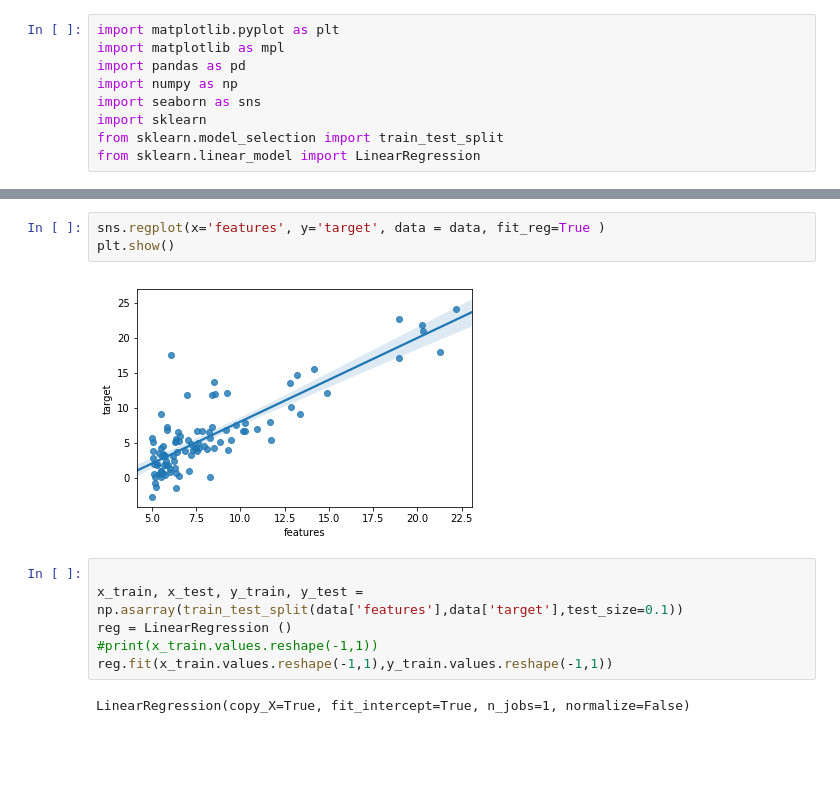
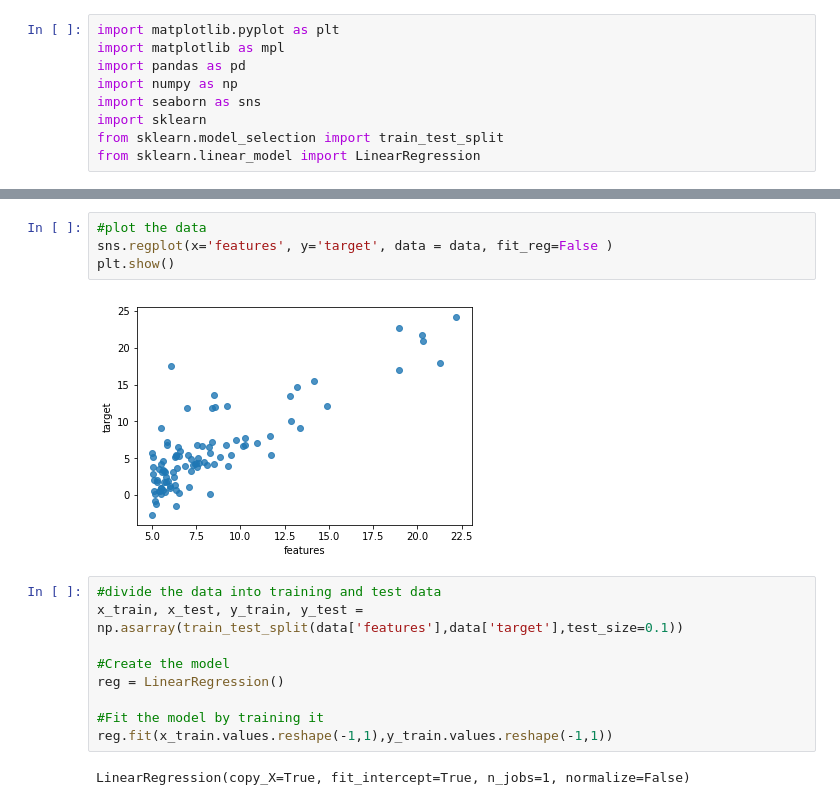
Before and after one commit to trojrobert/linear_regression, a Jupyter notebook: Multi_linear regression .ipynb, the cells around one changed output, grey strips where cells are left out. Saved outputs shown, nothing was run; the diff lists cells and outputs as text; blank space fills up the shorter version.

```diff
--- a/Untitled.ipynb
+++ b/Multi_linear regression .ipynb
@@ -33,13 +16,17 @@ print(data)
 # %%
-sns.regplot(x='features', y='target', data = data, fit_reg=True )
+#plot the data
+sns.regplot(x='features', y='target', data = data, fit_reg=False )
 plt.show()
 # %% [output]
-[figure, old version]
+[figure, new version]
 # %%
+#divide the data into training and test data
+x_train, x_test, y_train, y_test = np.asarray(train_test_split(data['features'],data['target'],test_size=0.1))
 
-x_train, x_test, y_train, y_test = np.asarray(train_test_split(data['features'],data['target'],test_size=0.1))
-reg = LinearRegression ()
-#print(x_train.values.reshape(-1,1))
+#Create the model
+reg = LinearRegression()
+
+#Fit the model by training it
 reg.fit(x_train.values.reshape(-1,1),y_train.values.reshape(-1,1))
 # %% [output]
 LinearRegression(copy_X=True, fit_intercept=True, n_jobs=1, normalize=False)
```
Also changed, not shown: parts of 10 cells of this notebook, 2 other files.
